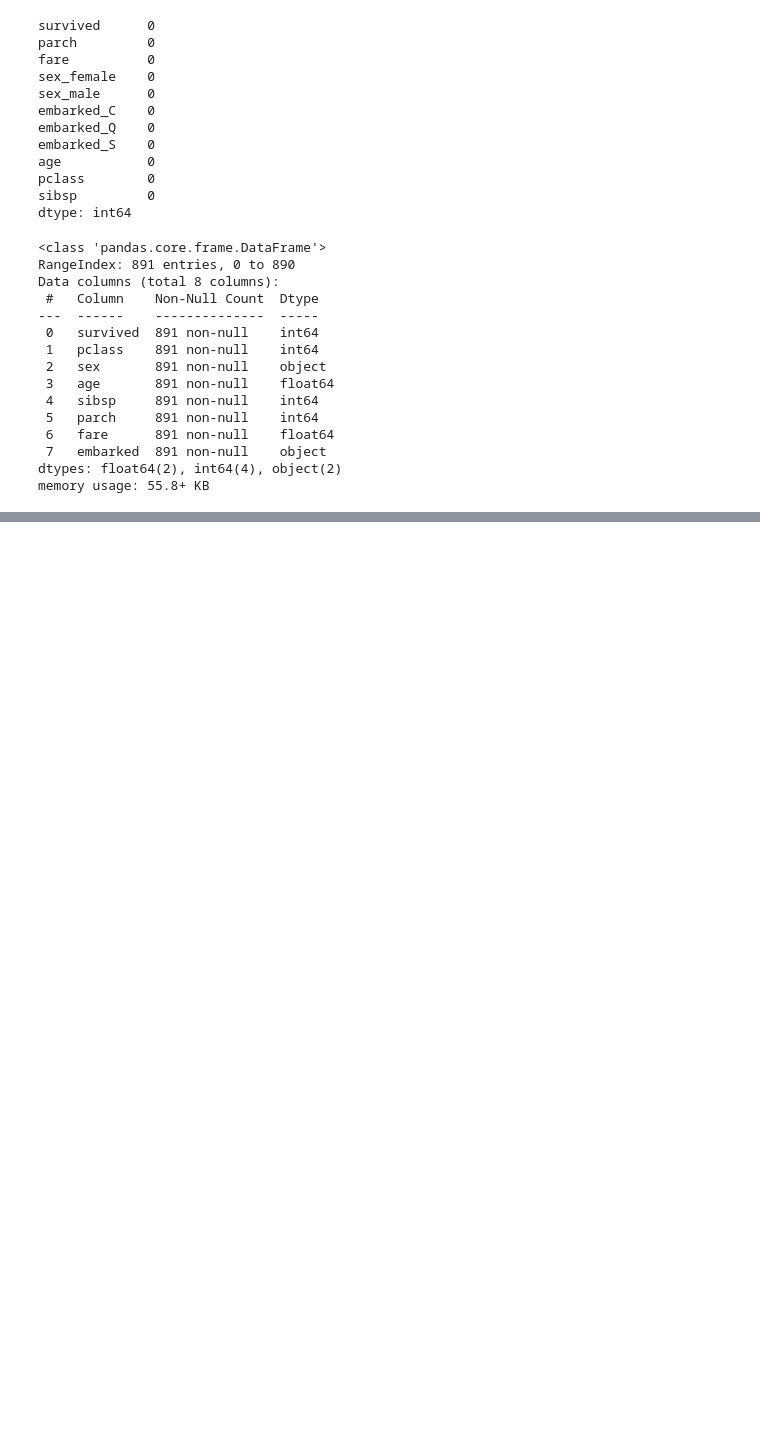
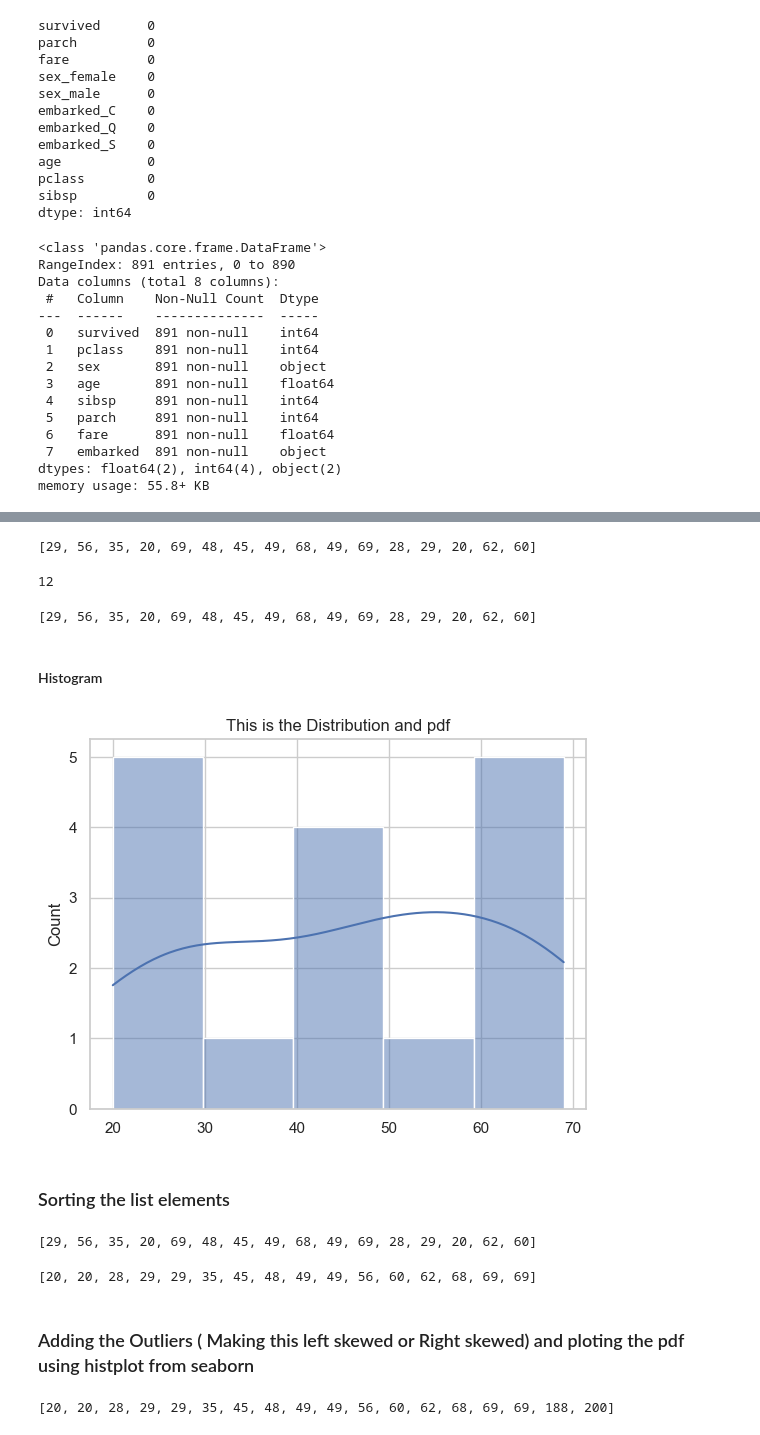
Before and after one commit to rashmiKumari03/Statistics_practical_FSDM_rev, a Jupyter notebook: Statistics_Practical_.ipynb, the cells around one changed output, grey strips where cells are left out. Drawn from its saved outputs; the diff is of its cells as text; code cells hidden in the pictures; blank space fills up the shorter version.

```diff
--- a/Statistics_Practical_.ipynb
+++ b/Statistics_Practical_.ipynb
@@ -1048,0 +1050,7 @@ memory usage: 55.8+ KB
+# %%
+# Generate a random data between the range 20 to 70.
+import numpy as np
+import random
+np.random.seed(10)
+d = list(np.random.randint(20,70,16))
+d
@@ -1048,0 +1059,4 @@ memory usage: 55.8+ KB
+# %%
+# Copy this data so that the original data will remain the same and we will do the things with the help of copied data.
+
+data = d.copy()
@@ -1048,0 +1067,2 @@ memory usage: 55.8+ KB
+# %%
+data.append(12)
@@ -1048,0 +1073,13 @@ memory usage: 55.8+ KB
+# %%
+d
+# %% [output]
+[29, 56, 35, 20, 69, 48, 45, 49, 68, 49, 69, 28, 29, 20, 62, 60]
+# %%
+# See we have the original data as it is..and there is no change in it..lets drop this last value from copied data.
+data.pop()
+# %% [output]
+12
+# %%
+data
+# %% [output]
+[29, 56, 35, 20, 69, 48, 45, 49, 68, 49, 69, 28, 29, 20, 62, 60]
@@ -1048,0 +1088,16 @@ memory usage: 55.8+ KB
+# %% [markdown]
+#### Histogram
+# %%
+import matplotlib.pyplot as plt
+import seaborn as sns
+sns.histplot(data,kde=True)
+plt.title("This is the Distribution and pdf")
+plt.show()
+# %% [output]
+[figure, added]
+# %% [markdown]
+### Sorting the list elements
+# %%
+data
+# %% [output]
+[29, 56, 35, 20, 69, 48, 45, 49, 68, 49, 69, 28, 29, 20, 62, 60]
@@ -1048,0 +1108,6 @@ memory usage: 55.8+ KB
+# %%
+data_1  # This is sorted data
+# %% [output]
+[20, 20, 28, 29, 29, 35, 45, 48, 49, 49, 56, 60, 62, 68, 69, 69]
+# %% [markdown]
+### Adding the Outliers ( Making this left skewed or Right skewed) and ploting the pdf using histplot from seaborn
@@ -1048,0 +1122,4 @@ memory usage: 55.8+ KB
+# %%
+data_right_skewed
+# %% [output]
+[20, 20, 28, 29, 29, 35, 45, 48, 49, 49, 56, 60, 62, 68, 69, 69, 188, 200]
```
Also changed, not shown: parts of 37 cells of this notebook.
